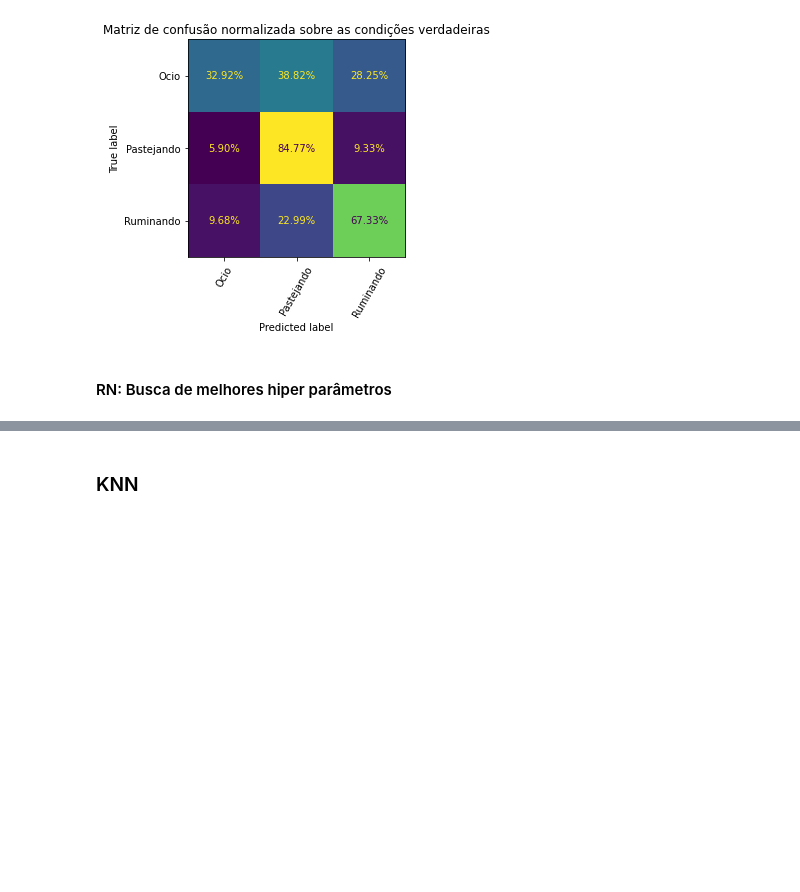
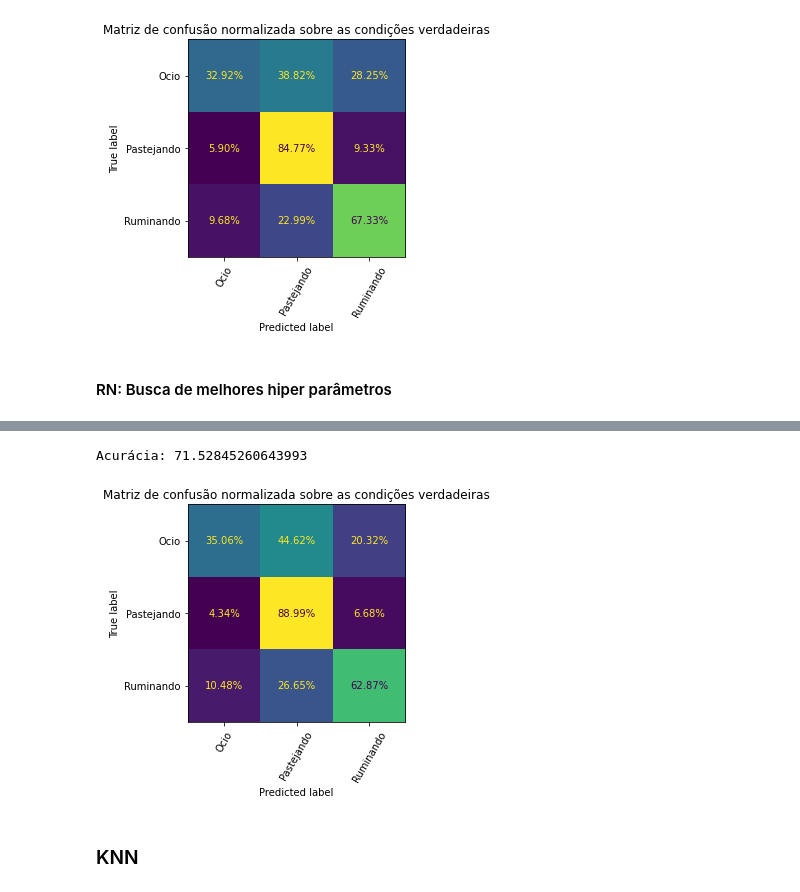
Before and after one commit to egmaziero/ZooWithAI, a Jupyter notebook: Lazaro - Treinamento e Validacao.ipynb, the cells around one changed output, grey strips where cells are left out. Cells and saved outputs as stored; diff of their text form; code cells hidden in the pictures; blank space fills up the shorter version.

```diff
--- a/Lazaro - Treinamento e Validacao.ipynb
+++ b/Lazaro - Treinamento e Validacao.ipynb
@@ -566,3 +643,8 @@ imprimeMatrizDeConfusão(y_test, rn_preds, rn_model)
 [figure]
 # %% [markdown]
 #### RN: Busca de melhores hiper parâmetros
+# %%
+rn_model = MLPClassifier(hidden_layer_sizes=(20,30,30,20), activation="tanh", verbose=1, learning_rate="adaptive", random_state=0)
+# %%
+%%time
+rn_model.fit(X_train, y_train.values)
@@ -569,3 +671,13 @@ imprimeMatrizDeConfusão(y_test, rn_preds, rn_model)
+# %%
+rn_preds = rn_model.predict(X_test)
+# %%
+print("Acurácia:", accuracy_score(y_test, rn_preds)*100)
+# %% [output]
+Acurácia: 71.52845260643993
+# %%
+imprimeMatrizDeConfusão(y_test, rn_preds, rn_model)
+# %% [output]
+[figure, added]
 # %% [markdown]
 ### KNN
 # %%
```
Also changed, not shown: parts of 42 cells of this notebook.
